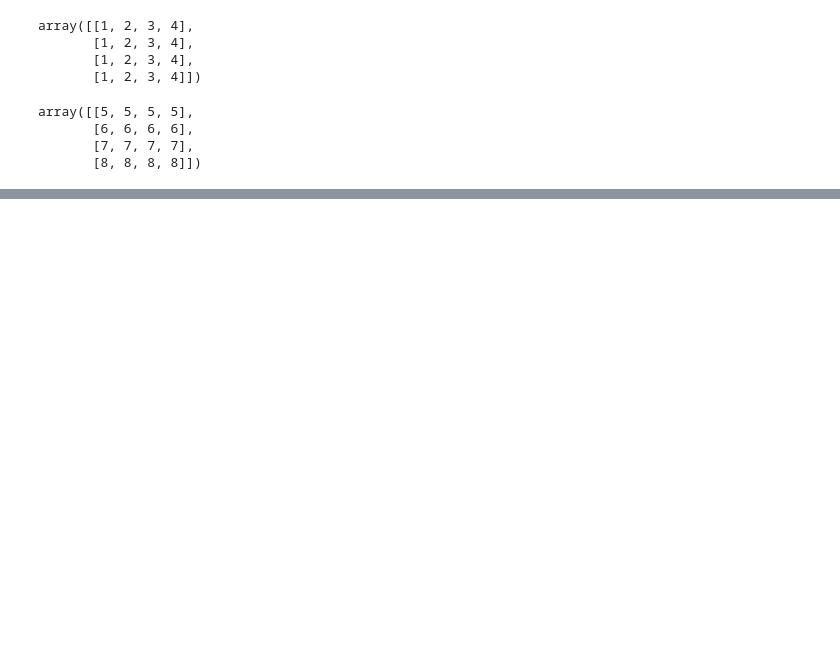
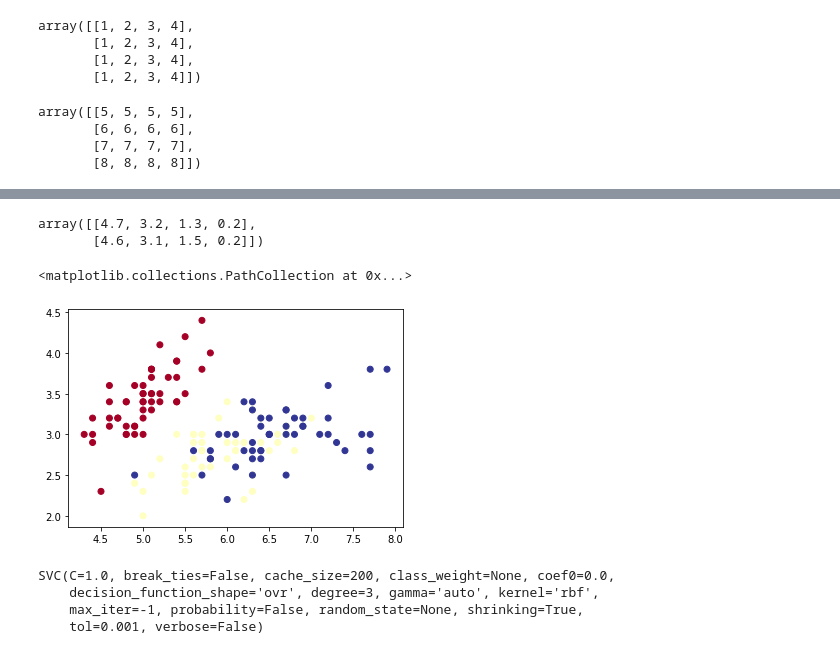
Before and after one commit to a0910281835/My_python, a Jupyter notebook: 數學應用軟體/2019-11-20/SVM.ipynb, the cells around one changed output, grey strips where cells are left out. Saved outputs shown, nothing was run; the diff lists cells and outputs as text; code cells hidden in the pictures; blank space fills up the shorter version.

Commit message:
2019-11-20 SVM and iris flower

```diff
--- a/數學應用軟體/2019-11-20/SVM.ipynb
+++ b/數學應用軟體/2019-11-20/SVM.ipynb
@@ -171,0 +333,4 @@ NameError: name 'plt' is not defined
+# %%
+x=np.array(df.loc[:,"sepal length (cm)":"petal width (cm)"])
+# %%
+y=np.array(df.loc[:,"flower":])
@@ -171,0 +359,11 @@ NameError: name 'plt' is not defined
+# %%
+## 事實上 分界線也不能說是從第一位置來判斷 而是根據逗點和數字來左右 ,n or n,
+x[2:4,:]
+# %% [output]
+array([[4.7, 3.2, 1.3, 0.2],
+       [4.6, 3.1, 1.5, 0.2]])
+# %%
+## 取前兩個
+X=x[:,:2]
+# %%
+Y=y
@@ -171,0 +375,7 @@ NameError: name 'plt' is not defined
+# %%
+## 從圖的資料群中 發現右下
+cm = plt.cm.get_cmap('RdYlBu')
+plt.scatter(X[:,0],X[:,1],c=Y.ravel(),cmap=cm)
+# %% [output]
+<matplotlib.collections.PathCollection at 0x...>
+[figure, added]
@@ -171,0 +387,7 @@ NameError: name 'plt' is not defined
+# %%
+clf.fit(x_train,y_train)
+# %% [output]
+SVC(C=1.0, break_ties=False, cache_size=200, class_weight=None, coef0=0.0,
+    decision_function_shape='ovr', degree=3, gamma='auto', kernel='rbf',
+    max_iter=-1, probability=False, random_state=None, shrinking=True,
+    tol=0.001, verbose=False)
```
Also changed, not shown: parts of 46 cells of this notebook.
